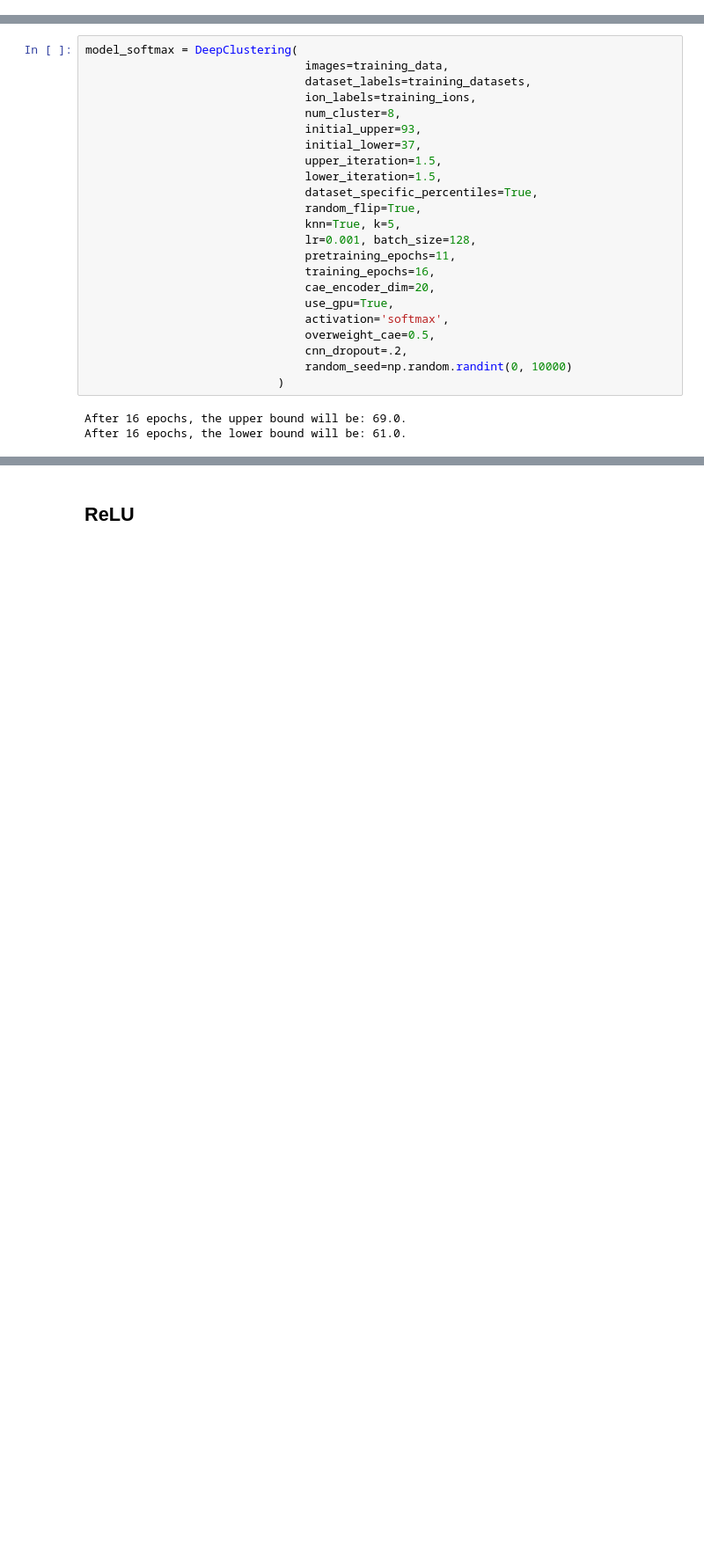
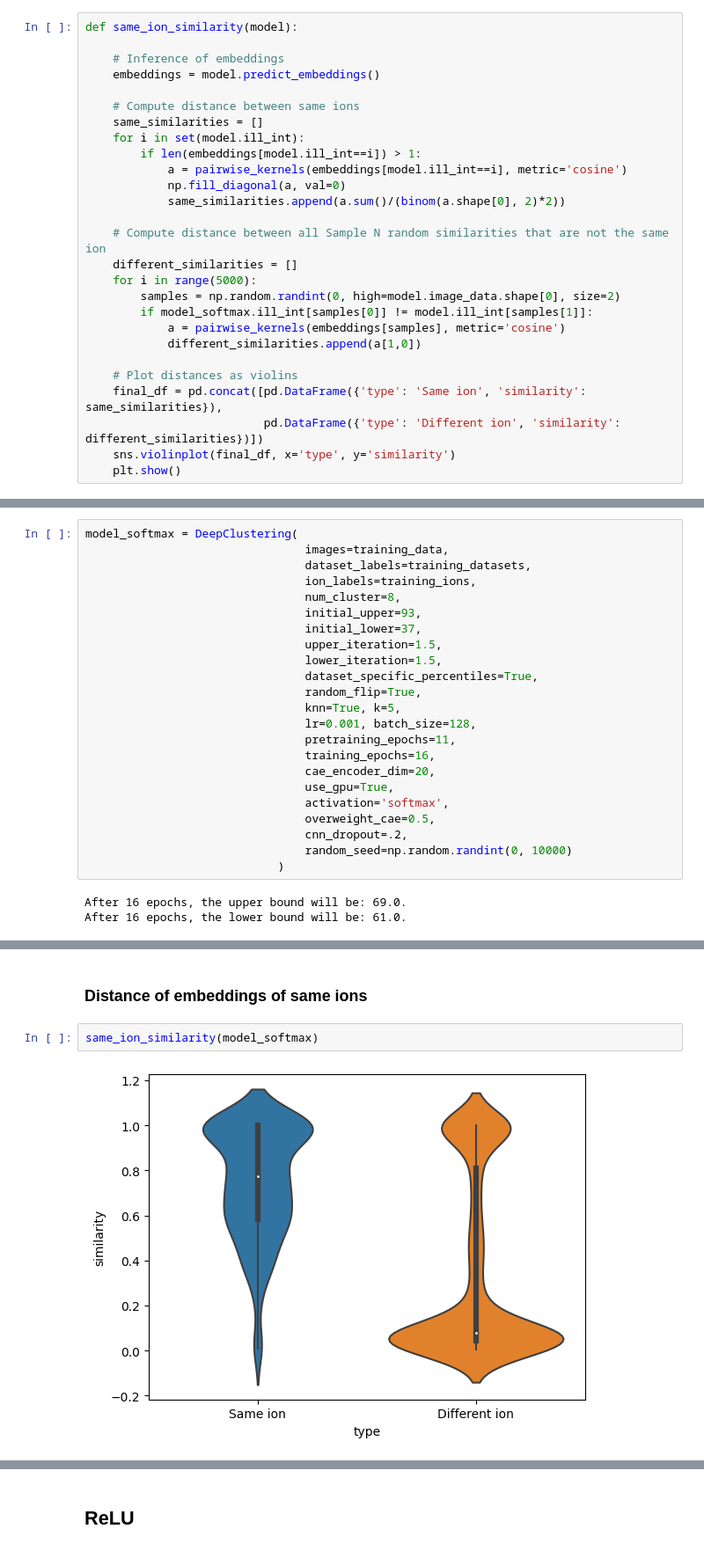
Before and after one commit to tdrose/ionimage_embedding, a Jupyter notebook: notebooks/evaluating_embeddings.ipynb, the cells around one changed output, grey strips where cells are left out. Shown: that part at 88% size. Cells and saved outputs as stored; diff of their text form; blank space fills up the shorter version.

```diff
--- a/notebooks/evaluating_embeddings.ipynb
+++ b/notebooks/evaluating_embeddings.ipynb
@@ -20,3 +28,30 @@ import umap
+# %%
+def same_ion_similarity(model):
+
+    # Inference of embeddings
+    embeddings = model.predict_embeddings()
+
+    # Compute distance between same ions
+    same_similarities = []
+    for i in set(model.ill_int):
+        if len(embeddings[model.ill_int==i]) > 1:
+            a = pairwise_kernels(embeddings[model.ill_int==i], metric='cosine')
+            np.fill_diagonal(a, val=0)
+            same_similarities.append(a.sum()/(binom(a.shape[0], 2)*2))
+
+    # Compute distance between all Sample N random similarities that are not the same ion
+    different_similarities = []
+    for i in range(5000):
+        samples = np.random.randint(0, high=model.image_data.shape[0], size=2)
+        if model_softmax.ill_int[samples[0]] != model.ill_int[samples[1]]:
+            a = pairwise_kernels(embeddings[samples], metric='cosine')
+            different_similarities.append(a[1,0])
+
+    # Plot distances as violins
+    final_df = pd.concat([pd.DataFrame({'type': 'Same ion', 'similarity': same_similarities}),
+                          pd.DataFrame({'type': 'Different ion', 'similarity': different_similarities})])
+    sns.violinplot(final_df, x='type', y='similarity')
+    plt.show()
 # %% [markdown]
 # Datasets
 # %%
@@ -219,0 +247,6 @@ for ds in training_dsid:
+# %% [markdown]
+### Distance of embeddings of same ions
+# %%
+same_ion_similarity(model_softmax)
+# %% [output]
+[figure, added]
```
Also changed, not shown: parts of 10 cells of this notebook, 2 other files.
